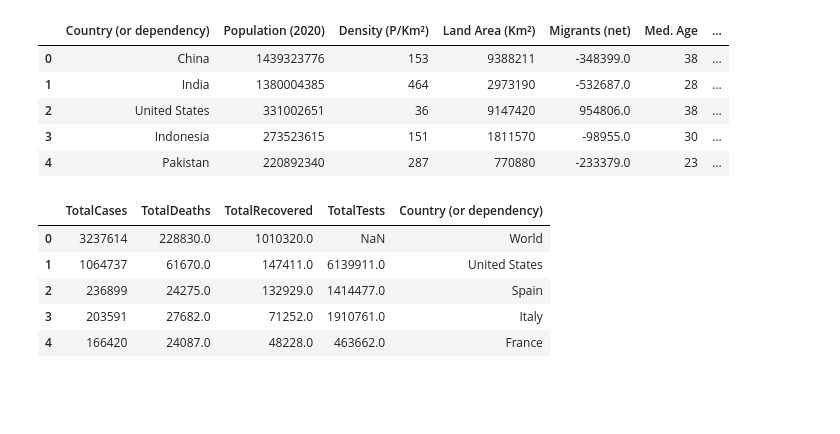
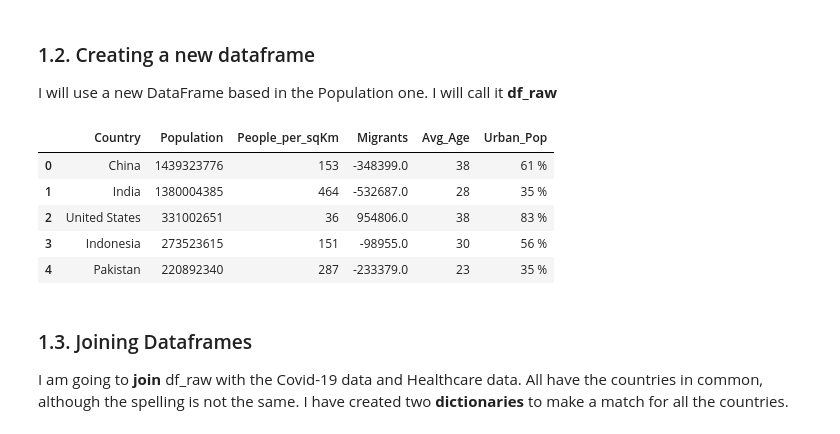
Before and after one commit to cesarvila/population, a Jupyter notebook: covid.ipynb, the cells around one changed output. Cells and saved outputs as stored; diff of their text form; code cells hidden in the pictures; blank space fills up the shorter version.

```diff
--- a/covid.ipynb
+++ b/covid.ipynb
@@ -66,40 +77,44 @@ df_covid[df_covid['Country,Other'] == 'Spain']
+# %% [markdown]
+### 1.2. Creating a new dataframe
+
+I will use a new DataFrame based in the Population one. I will call it **df_raw**
 # %%
 #I get the columns that I want to use from df_popu
 
-df_raw = pd.DataFrame({'A' : []})
-df_raw['Country (or dependency)'] = df_popu['Country (or dependency)']
-df_raw['Population (2020)'] = df_popu['Population (2020)']
-df_raw['Density (P/Km²)'] = df_popu['Density (P/Km²)']
-df_raw['Land Area (Km²)'] = df_popu['Land Area (Km²)']
-df_raw['Migrants (net)'] = df_popu['Migrants (net)']
-df_raw['Med. Age'] = df_popu['Med. Age']
-df_raw['Urban Pop %'] = df_popu['Urban Pop %']
-df_raw = df_raw.dropna(how='all',axis=1)
+df_raw = pd.DataFrame()
+df_raw['Country'] = df_popu['Country (or dependency)']
+df_raw['Population'] = df_popu['Population (2020)']
+df_raw['People_per_sqKm'] = df_popu['Density (P/Km²)']
+df_raw['Migrants'] = df_popu['Migrants (net)']
+df_raw['Avg_Age'] = df_popu['Med. Age']
+df_raw['Urban_Pop'] = df_popu['Urban Pop %']
+
 df_raw.head()
 # %% [output]
-|  | Country (or dependency) | Population (2020) | Density (P/Km²) | Land Area (Km²) | Migrants (net) | Med. Age | ... |
-| 0 | China | 1439323776 | 153 | 9388211 | -348399.0 | 38 | ... |
-| 1 | India | 1380004385 | 464 | 2973190 | -532687.0 | 28 | ... |
-| 2 | United States | 331002651 | 36 | 9147420 | 954806.0 | 38 | ... |
-| 3 | Indonesia | 273523615 | 151 | 1811570 | -98955.0 | 30 | ... |
-| 4 | Pakistan | 220892340 | 287 | 770880 | -233379.0 | 23 | ... |
+|  | Country | Population | People_per_sqKm | Migrants | Avg_Age | Urban_Pop |
+| 0 | China | 1439323776 | 153 | -348399.0 | 38 | 61 % |
+| 1 | India | 1380004385 | 464 | -532687.0 | 28 | 35 % |
+| 2 | United States | 331002651 | 36 | 954806.0 | 38 | 83 % |
+| 3 | Indonesia | 273523615 | 151 | -98955.0 | 30 | 56 % |
+| 4 | Pakistan | 220892340 | 287 | -233379.0 | 23 | 35 % |
+# %% [markdown]
+### 1.3. Joining Dataframes
+
+I am going to **join** df_raw with the Covid-19 data and Healthcare data.
+All have the countries in common, although the spelling is not the same. I have created two **dictionaries** to make a match for all the countries.
 # %%
 
-#After checking both countries columns, I try match both columns with below dictionary
-country_dic = {'USA':'United States', 'UK':'United Kingdom', 'S. Korea':'South Korea', 'UAE':'United Arab Emirates',
+covid_dic = {'USA':'United States', 'UK':'United Kingdom', 'S. Korea':'South Korea', 'UAE':'United Arab Emirates',
                'Czechia':'Czech Republic (Czechia)', 'Ivory Coast':"Côte d'Ivoire", 'DRC':'DR Congo',
                'Palestine':'State of Palestine', 'CAR':'Central African Republic', 'Saint Kitts and Nevis':'Saint Kitts & Nevis',
                'St. Vincent Grenadines':'St. Vincent & Grenadines', 'Vatican City':'Holy See', 'St. Barth':'Saint Barthelemy',
                'Sao Tome and Principe':'Sao Tome & Principe', 'Saint Pierre Miquelon':'Saint Pierre & Miquelon'}
-df_covid['Country (or dependency)'] = df_covid['Country,Other']
-df_covid.replace({'Country (or dependency)': country_dic},  inplace = True)
-#I remove the columns from df_covid that I am not interested in
-df_subs = df_covid.drop([df_covid.columns[8],'Country,Other','NewCases','NewDeaths','ActiveCases','Serious,Critical','Tests/ 1M pop','Deaths/1M pop'],axis=1)
-df_subs.head()
+
+df_covid.replace({'Country,Other': covid_dic},  inplace = True)
+
+
+healthcare_dic = {'Czech Republic':'Czech Republic (Czechia)',
+           'Macau':'Macao',
+           'Saint Vincent and the Grenadines':'St. Vincent & Grenadines'}
+
+df_healthcare.replace({'name': healthcare_dic},  inplace = True)
-# %% [output]
-|  | TotalCases | TotalDeaths | TotalRecovered | TotalTests | Country (or dependency) |
-| 0 | 3237614 | 228830.0 | 1010320.0 | NaN | World |
-| 1 | 1064737 | 61670.0 | 147411.0 | 6139911.0 | United States |
-| 2 | 236899 | 24275.0 | 132929.0 | 1414477.0 | Spain |
-| 3 | 203591 | 27682.0 | 71252.0 | 1910761.0 | Italy |
-| 4 | 166420 | 24087.0 | 48228.0 | 463662.0 | France |
```
Also changed, not shown: parts of 51 cells of this notebook.
